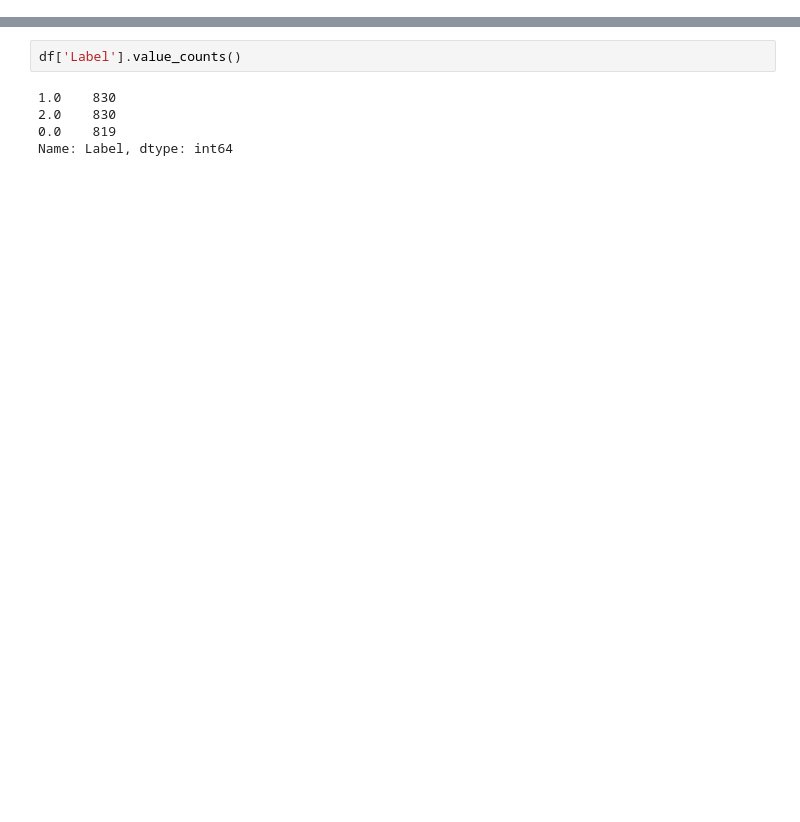
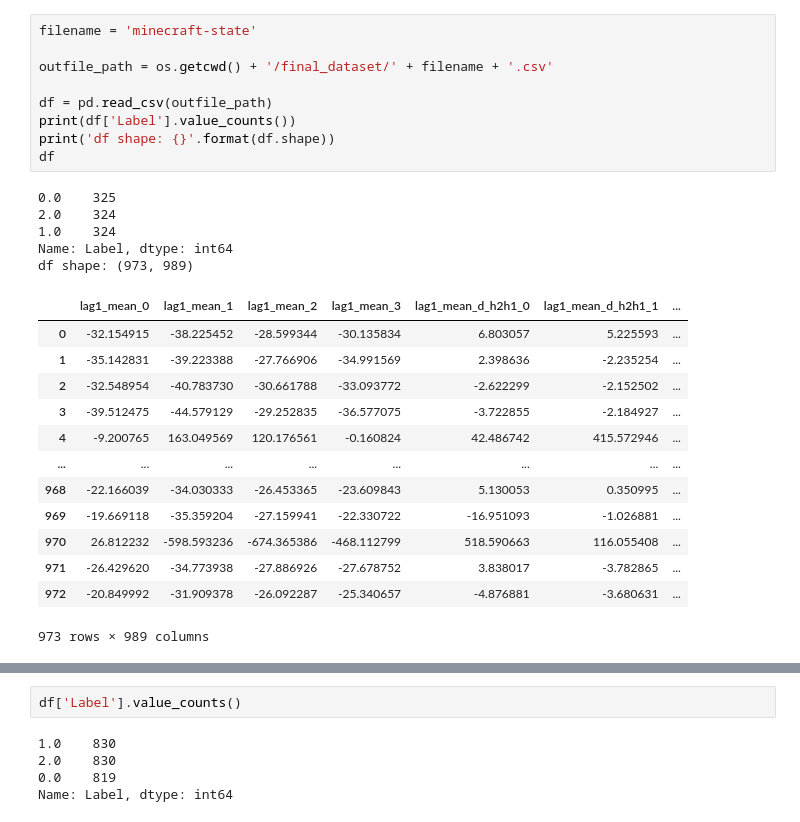
Before and after one commit to andyko208/EEG_Classification, a Jupyter notebook: GRU_Progress.ipynb, the cells around one changed output, grey strips where cells are left out. Saved outputs shown, nothing was run; the diff lists cells and outputs as text; blank space fills up the shorter version.

```diff
--- a/GRU_Progress.ipynb
+++ b/GRU_Progress.ipynb
@@ -15,0 +87,28 @@ from sklearn.model_selection import train_test_split
+# %%
+filename = 'minecraft-state'
+
+outfile_path = os.getcwd() + '/final_dataset/' + filename + '.csv'
+
+df = pd.read_csv(outfile_path)
+print(df['Label'].value_counts())
+print('df shape: {}'.format(df.shape))
+df
+# %% [output]
+0.0    325
+2.0    324
+1.0    324
+Name: Label, dtype: int64
+df shape: (973, 989)
+|  | lag1_mean_0 | lag1_mean_1 | lag1_mean_2 | lag1_mean_3 | lag1_mean_d_h2h1_0 | lag1_mean_d_h2h1_1 | ... |
+| 0 | -32.154915 | -38.225452 | -28.599344 | -30.135834 | 6.803057 | 5.225593 | ... |
+| 1 | -35.142831 | -39.223388 | -27.766906 | -34.991569 | 2.398636 | -2.235254 | ... |
+| 2 | -32.548954 | -40.783730 | -30.661788 | -33.093772 | -2.622299 | -2.152502 | ... |
+| 3 | -39.512475 | -44.579129 | -29.252835 | -36.577075 | -3.722855 | -2.184927 | ... |
+| 4 | -9.200765 | 163.049569 | 120.176561 | -0.160824 | 42.486742 | 415.572946 | ... |
+| ... | ... | ... | ... | ... | ... | ... | ... |
+| 968 | -22.166039 | -34.030333 | -26.453365 | -23.609843 | 5.130053 | 0.350995 | ... |
+| 969 | -19.669118 | -35.359204 | -27.159941 | -22.330722 | -16.951093 | -1.026881 | ... |
+| 970 | 26.812232 | -598.593236 | -674.365386 | -468.112799 | 518.590663 | 116.055408 | ... |
+| 971 | -26.429620 | -34.773938 | -27.886926 | -27.678752 | 3.838017 | -3.782865 | ... |
+| 972 | -20.849992 | -31.909378 | -26.092287 | -25.340657 | -4.876881 | -3.680631 | ... |
+973 rows × 989 columns
```
Also changed, not shown: parts of 41 cells of this notebook, 32 other files.
